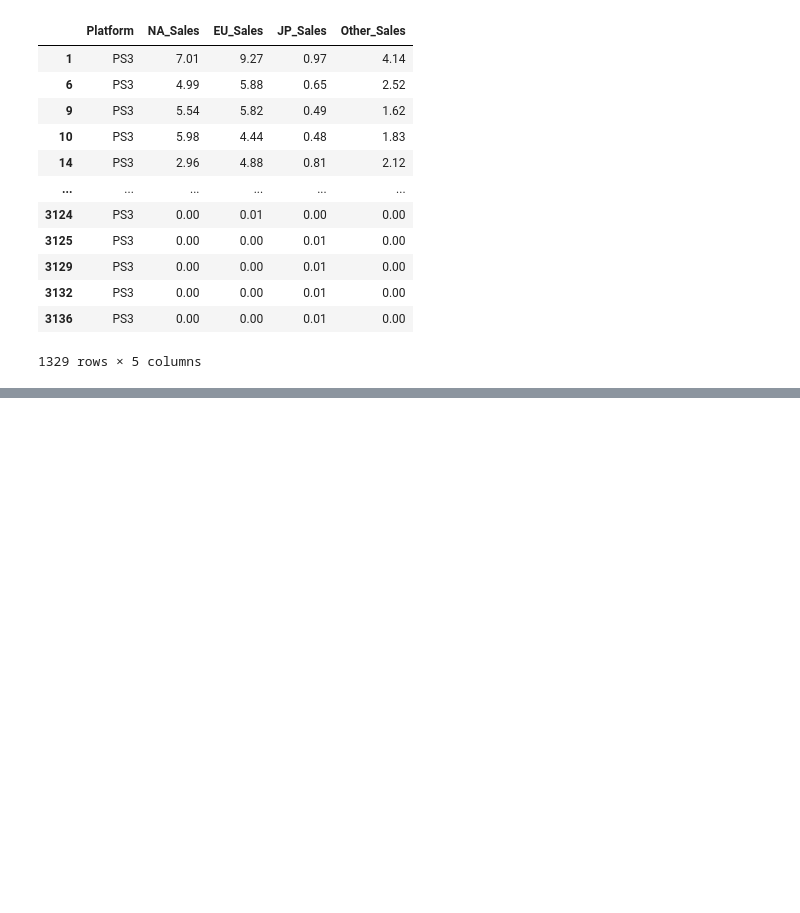
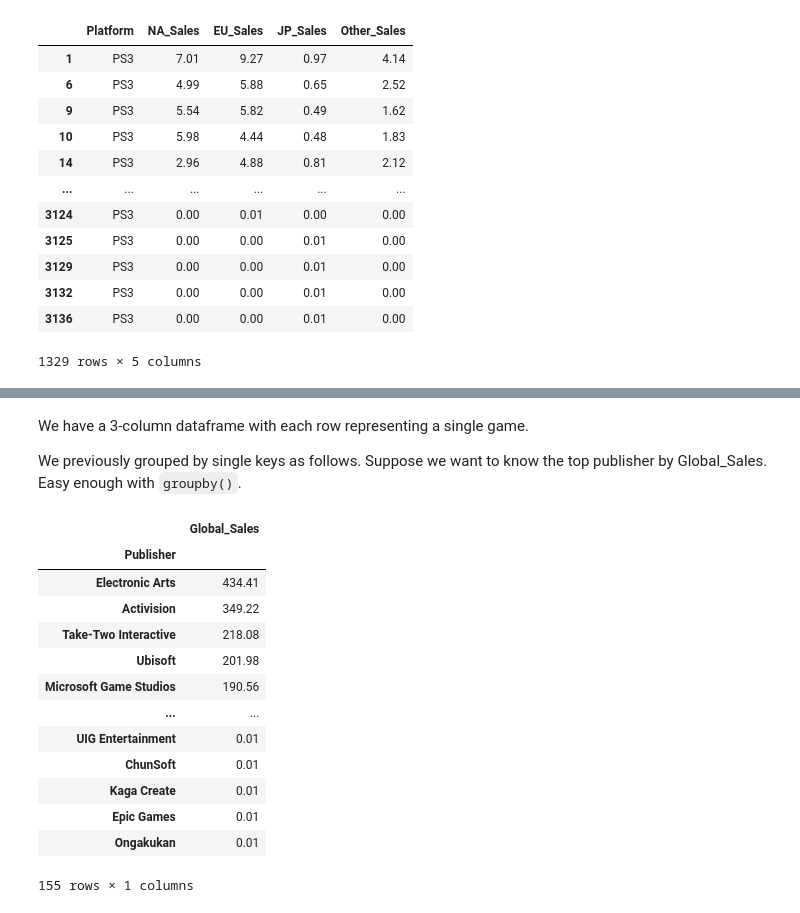
Before and after one commit to jgabunilas/pandas-bootcamp, a Jupyter notebook: Section8_GroupBy_and_Aggregates/Section8_GroupBy_and_Aggregates.ipynb, the cells around one changed output, grey strips where cells are left out. Drawn from its saved outputs; the diff is of its cells as text; code cells hidden in the pictures; blank space fills up the shorter version.

```diff
--- a/Section8_GroupBy_and_Aggregates/Section8_GroupBy_and_Aggregates.ipynb
+++ b/Section8_GroupBy_and_Aggregates/Section8_GroupBy_and_Aggregates.ipynb
@@ -714,0 +741,21 @@ sales.groupby("Platform").get_group('PS3')
+# %% [markdown]
+We have a 3-column dataframe with each row representing a single game.
+
+We previously grouped by single keys as follows. Suppose we want to know the top publisher by Global_Sales. Easy enough with `groupby()`.
+# %%
+studios.groupby('Publisher').sum().sort_values(by = 'Global_Sales', ascending = False)
+# %% [output]
+|  | Global_Sales |
+| Publisher |  |
+| Electronic Arts | 434.41 |
+| Activision | 349.22 |
+| Take-Two Interactive | 218.08 |
+| Ubisoft | 201.98 |
+| Microsoft Game Studios | 190.56 |
+| ... | ... |
+| UIG Entertainment | 0.01 |
+| ChunSoft | 0.01 |
+| Kaga Create | 0.01 |
+| Epic Games | 0.01 |
+| Ongakukan | 0.01 |
+155 rows × 1 columns
```
Also changed, not shown: parts of 14 cells of this notebook.
